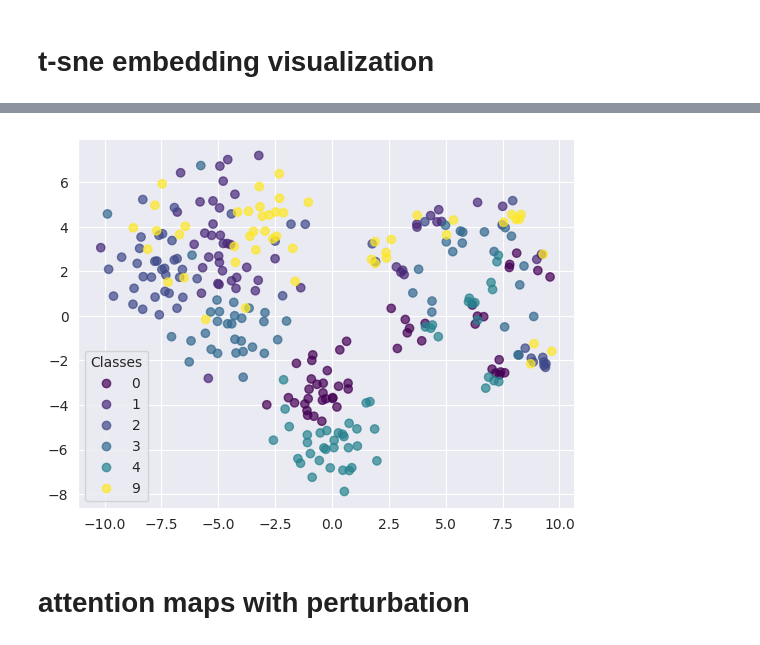
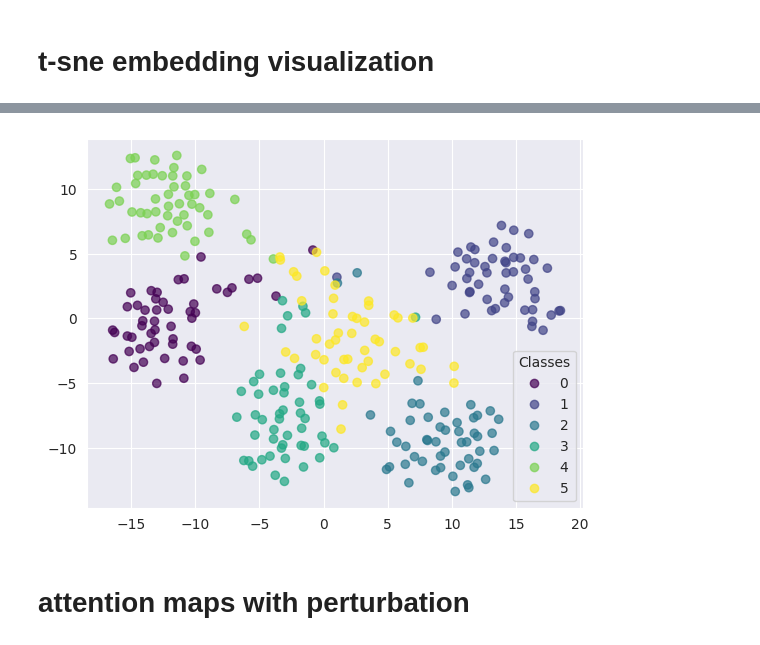
Before and after one commit to Ricky-Zhu/meta_adapt, a Jupyter notebook: online_adapt/feature_analysis.ipynb, the cells around one changed output, grey strips where cells are left out. Drawn from its saved outputs; the diff is of its cells as text; code cells hidden in the pictures.

```diff
--- a/online_adapt/feature_analysis.ipynb
+++ b/online_adapt/feature_analysis.ipynb
@@ -33,9 +33,8 @@ adapt_config = OmegaConf.to_yaml(adapt_config)
 adapt_config = EasyDict(yaml.safe_load(adapt_config))
 # %%
 policy_type = 'LoraBCTPolicy'
-lora_model_path = './meta_params_task_9.pth'
+lora_model_path = './meta_params_task_5.pth'
 model_path = '/home/ruiqi/projects/meta_adapt/scripts/experiments/LIBERO_OBJECT/PreTrainMultitask/BCTransformerPolicy_seed10000/run_003/multitask_model.pth'
-task_num = 10
 # %%
 checkpoint = torch.load(model_path)
 sd = checkpoint['state_dict']
@@ -92,7 +95,7 @@ def get_emb(task_i_dataset, task_id):
 # %%
 all_task_data_emb = []
 all_task_data = []
-for task_id in range(task_num):
+for task_id in range(6):
     task_dataset, shape_meta = get_dataset(
         dataset_path=os.path.join(
             cfg.folder, benchmark_instance.get_task_demonstration(task_id)
@@ -145,5 +130,5 @@ target_task_dataset.shape
 # %%
-pre_tsne_x = np.concatenate([pre_trained_task_dataset, target_task_dataset], axis=0)
+pre_tsne_x = np.concatenate(all_task_data_emb, axis=0)
 pre_tsne_x.shape
 # %% [output]
 (300, 64)
@@ -157,7 +137,7 @@ len(pre_tsne_labels)
 # %%
 from sklearn.manifold import TSNE
 # %%
-tsne = TSNE(n_components=2, random_state=42, perplexity=50., n_iter=5000)
+tsne = TSNE(n_components=2, random_state=42)
 X_embedded = tsne.fit_transform(pre_tsne_x)
 X_embedded.shape
 # %% [output]
@@ -165,8 +153,8 @@ X_embedded.shape
 # %%
-scatter = plt.scatter(X_embedded[:, 0], X_embedded[:, 1], c=pre_tsne_labels, cmap='viridis', alpha=0.7)
+scatter = plt.scatter(X_embedded[:, 0], X_embedded[:, 1], c=labels, cmap='viridis', alpha=0.7)
 legend1 = plt.legend(*scatter.legend_elements(), title="Classes")
 # %% [output]
-[figure, old version]
+[figure, new version]
 # %% [markdown]
 # attention maps with perturbation
 # %%
```
Also changed, not shown: parts of 9 cells of this notebook, 4 other files.
